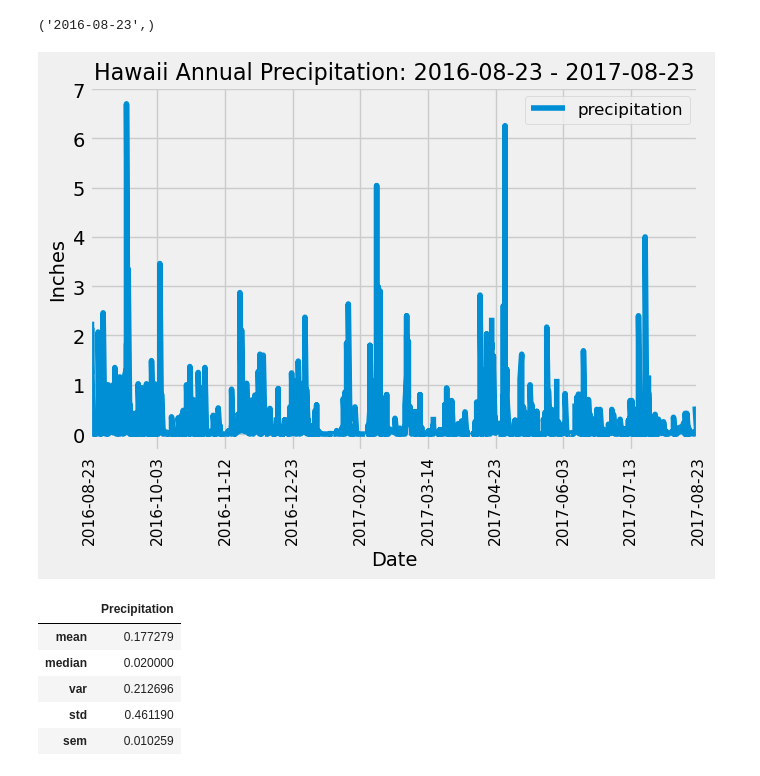
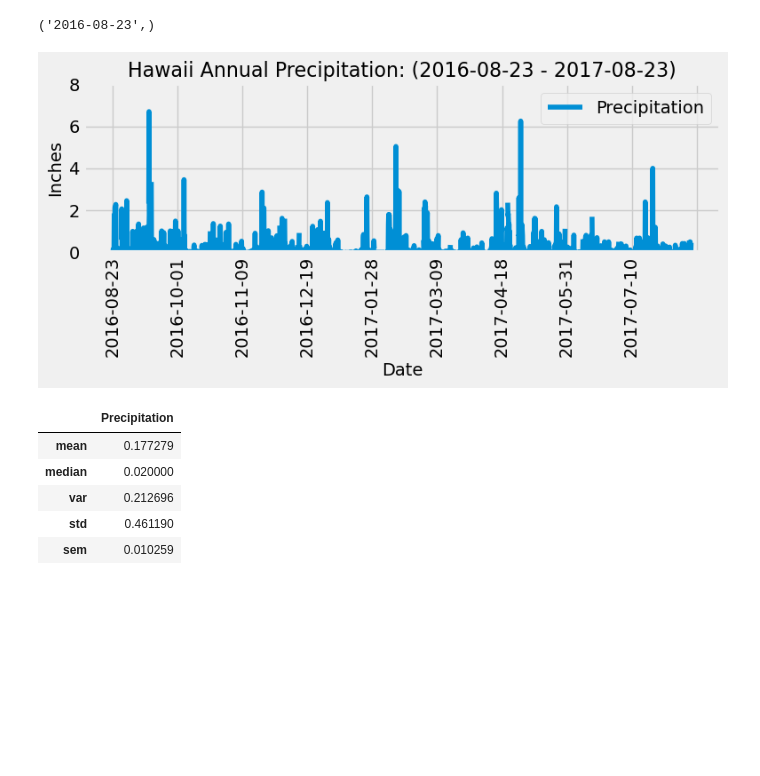
Before and after one commit to lathamlm/sqlalchemy-challenge, a Jupyter notebook: SurfsUp/climate_starter.ipynb, the cells around one changed output. Cells and saved outputs as stored; diff of their text form; code cells hidden in the pictures; blank space fills up the shorter version.

```diff
--- a/SurfsUp/climate_starter.ipynb
+++ b/SurfsUp/climate_starter.ipynb
@@ -63,10 +64,17 @@ print(year_date)
 date_cleaning = year_date.split("'")
 clean_date = date_cleaning[1]
 # %%
+# Perform a query to retrieve the data and precipitation scores
+# Sort by date - .order_by() automatically sorts to ascending, already sorted for DataFrame
 last_year_precip = session.query(Measurement.date, Measurement.prcp).\
     filter(Measurement.date >= clean_date).order_by(Measurement.date).all()
+
+# Save the query results as a Pandas DataFrame. Explicitly set the column names
 last_years = pd.DataFrame(last_year_precip)
 last_year_precip_df = last_years.rename(columns={"date": "Date", "prcp": "Precipitation"})
+
+# Sort the DataFrame by date
+last_year_precip_df = last_year_precip_df.sort_values("Date")
 # %%
 #Cleaning date range for graph title
 cleaning_new = newest_date.split("'")
@@ -75,18 +83,16 @@ date_range = clean_date + " - " + newest_date_clean
 # %%
 # Design a query to retrieve the last 12 months of precipitation data and plot the results.
 # Use Pandas Plotting with Matplotlib to plot the data
-
-plt.figure(figsize=(7,5.5))
-plt.plot(last_year_precip_df['Date'], last_year_precip_df["Precipitation"], label="precipitation")
-plt.legend(loc="upper right", fontsize=12)
-plt.title(f"Hawaii Annual Precipitation: {date_range}", fontsize=16)
+last_year_precip_df.plot(kind="line", x="Date", y="Precipitation", xticks=np.arange(0, 2300, step=(250)),
+    rot=90, figsize=(8,4), fontsize=14)
+plt.title(f"Hawaii Annual Precipitation: ({date_range})", fontsize=16)
 plt.xlabel("Date", fontsize=14)
 plt.ylabel("Inches", fontsize=14)
-plt.xticks(np.arange(0, 366, step=(365/9)), rotation=90, fontsize=11)
-plt.xlim(0,365)
+plt.ylim(0,8)
 plt.tight_layout()
+plt.savefig("Images/hawaii_precipitation.png")
 plt.show()
 # %% [output]
-[figure, old version]
+[figure, new version]
 # %%
 # Use Pandas to calculate the summary statistics for the precipitation data
```
Also changed, not shown: parts of 5 cells of this notebook.
